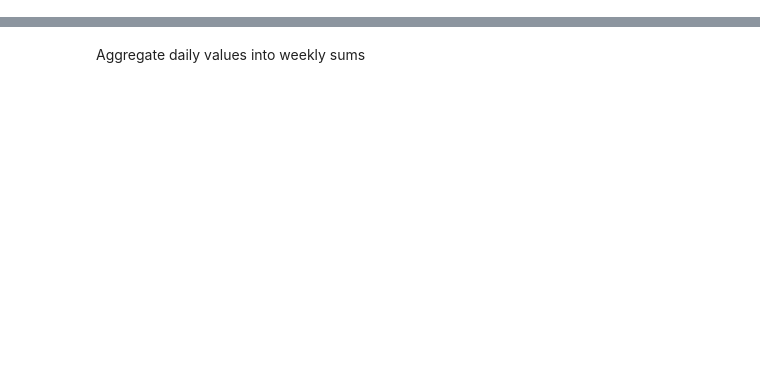
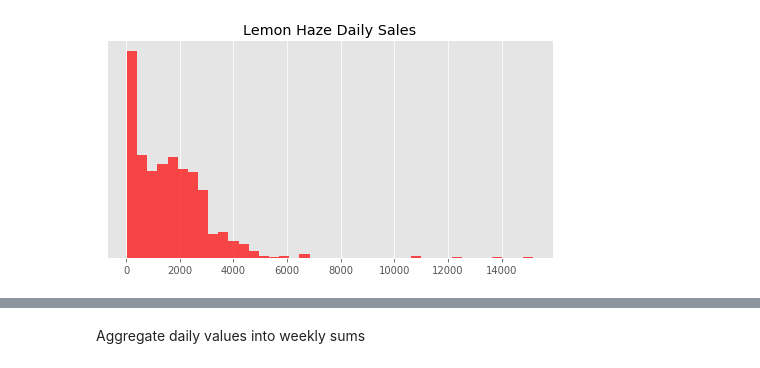
Before and after one commit to sewald101/uplift_bi, a Jupyter notebook: src/time_series_prototype.ipynb, the cells around one changed output, grey strips where cells are left out. Cells and saved outputs as stored; diff of their text form; code cells hidden in the pictures; blank space fills up the shorter version.

```diff
--- a/src/time_series_prototype.ipynb
+++ b/src/time_series_prototype.ipynb
@@ -97,0 +54,7 @@ inv.head()
+# %%
+sales_dy.hist(bins=40, color='red', figsize=(8, 4), alpha=0.7)
+plt.title('Lemon Haze Daily Sales')
+plt.yticks([])
+plt.show()
+# %% [output]
+[figure, added]
```
Also changed, not shown: parts of 32 cells of this notebook, 9 other files.
